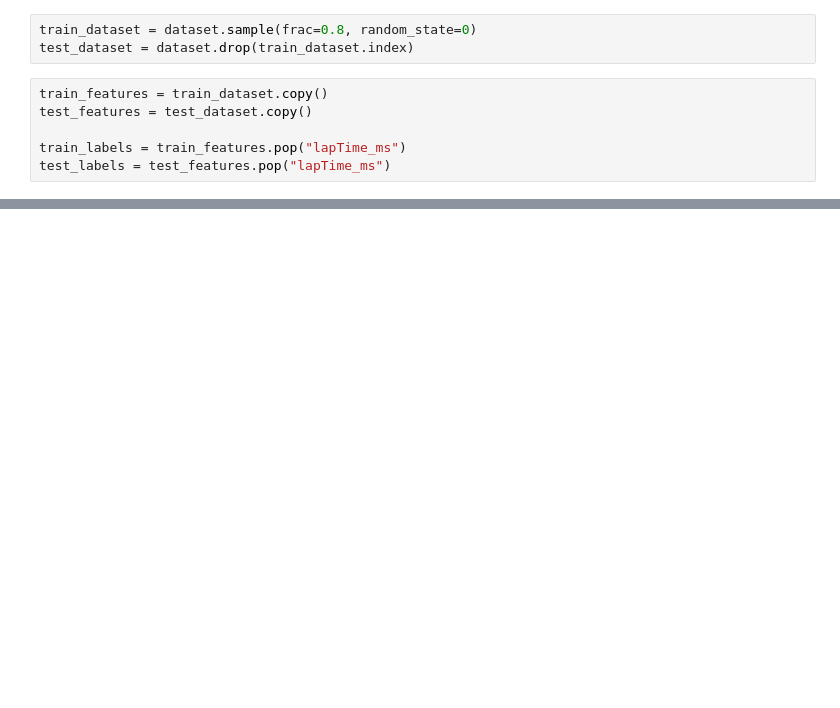
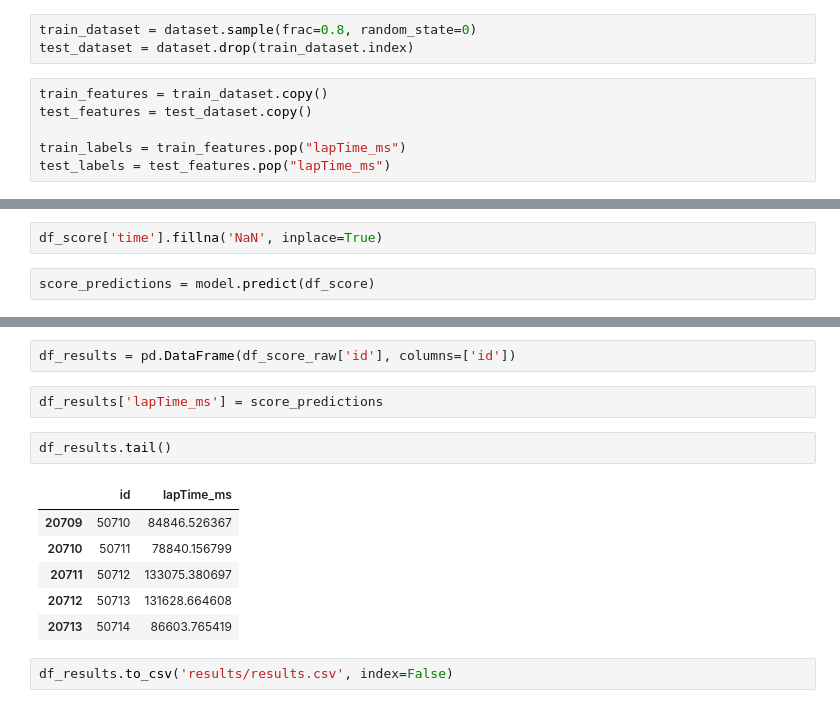
Before and after one commit to AlbertBS2/Formula1-Lap-Time-Prediction, a Jupyter notebook: main.ipynb, the cells around one changed output, grey strips where cells are left out. Cells and saved outputs as stored; diff of their text form; blank space fills up the shorter version.

```diff
--- a/main.ipynb
+++ b/main.ipynb
@@ -67,0 +86,4 @@ Shrink model to first 972 iterations.
+# %%
+df_score['time'].fillna('NaN', inplace=True)
+# %%
+score_predictions = model.predict(df_score)
@@ -67,0 +95,15 @@ Shrink model to first 972 iterations.
+# %%
+df_results = pd.DataFrame(df_score_raw['id'], columns=['id'])
+# %%
+df_results['lapTime_ms'] = score_predictions
+# %%
+df_results.tail()
+# %% [output]
+|  | id | lapTime_ms |
+| 20709 | 50710 | 84846.526367 |
+| 20710 | 50711 | 78840.156799 |
+| 20711 | 50712 | 133075.380697 |
+| 20712 | 50713 | 131628.664608 |
+| 20713 | 50714 | 86603.765419 |
+# %%
+df_results.to_csv('results/results.csv', index=False)
```
Also changed, not shown: parts of 8 cells of this notebook.
